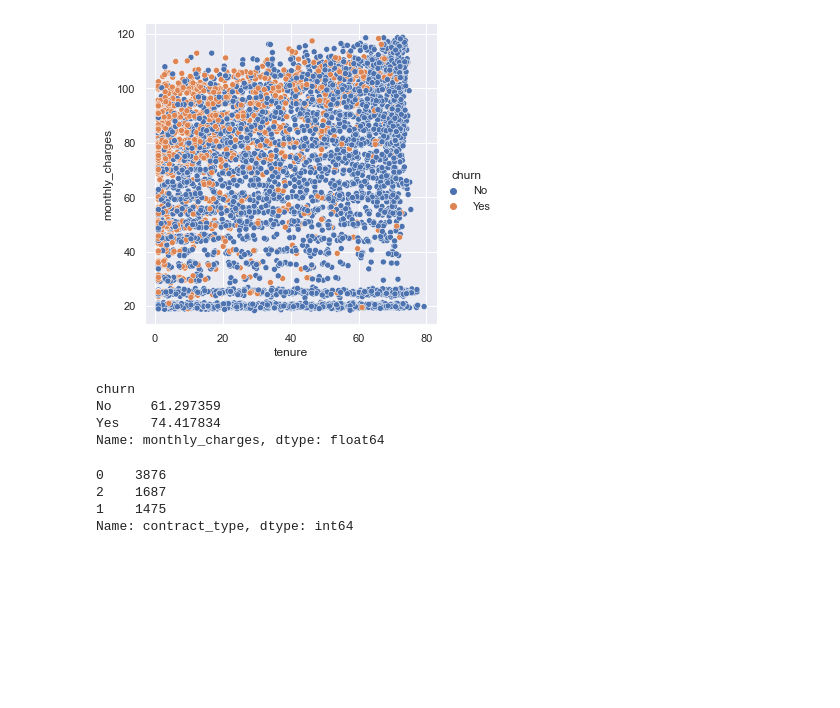
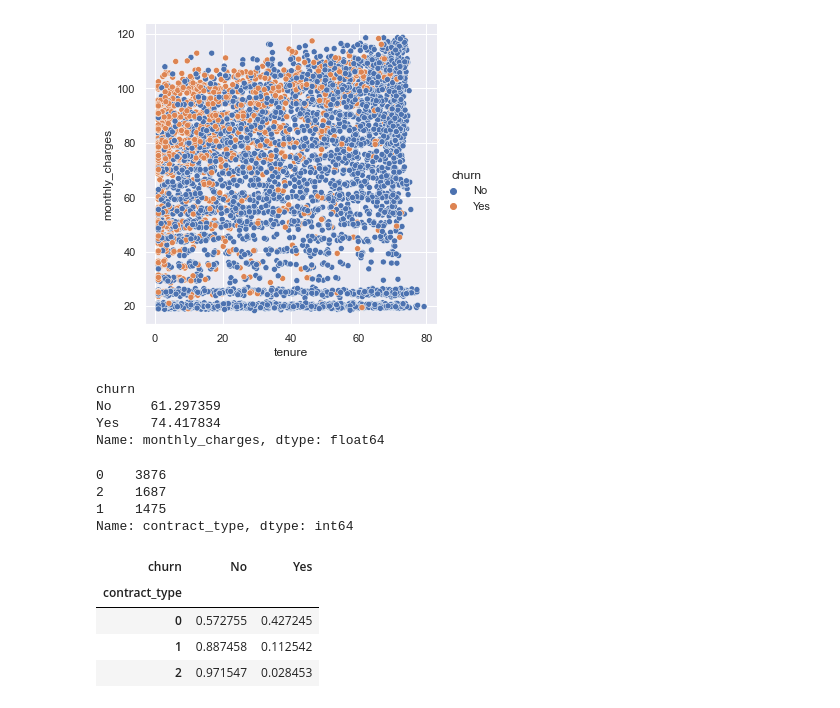
Before and after one commit to m3redithw/numpy-pandas-visualization-exercises, a Jupyter notebook: churn_analysis.ipynb, the cells around one changed output. Cells and saved outputs as stored; diff of their text form; code cells hidden in the pictures; blank space fills up the shorter version.

```diff
--- a/churn_analysis.ipynb
+++ b/churn_analysis.ipynb
@@ -177,3 +190,12 @@ df.contract_type.value_counts()
 2    1687
 1    1475
 Name: contract_type, dtype: int64
+# %%
+contract_type_churn = pd.crosstab(df.contract_type, df.churn,normalize = 'index')
+contract_type_churn
+# %% [output]
+| churn | No | Yes |
+| contract_type |  |  |
+| 0 | 0.572755 | 0.427245 |
+| 1 | 0.887458 | 0.112542 |
+| 2 | 0.971547 | 0.028453 |
```
Also changed, not shown: parts of 6 cells of this notebook.
